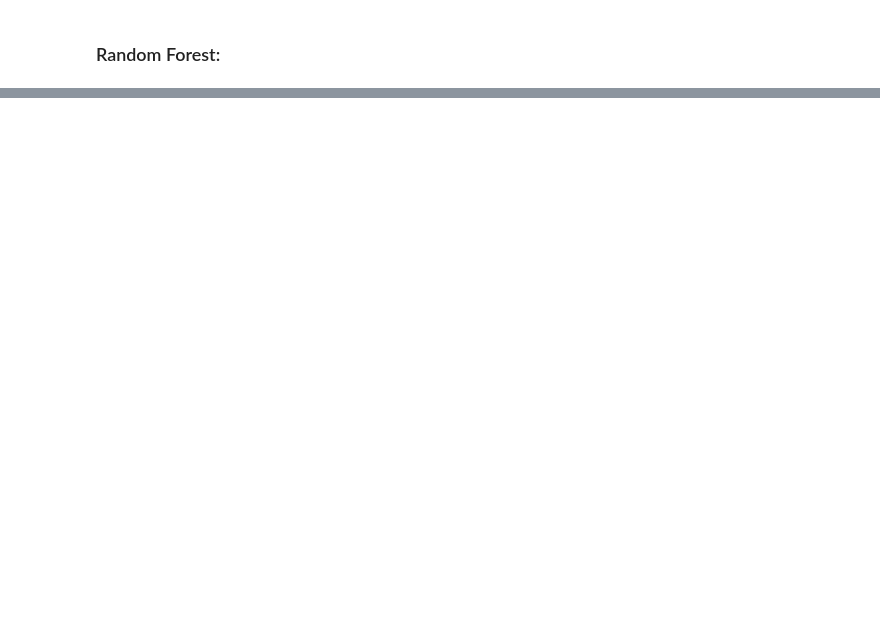
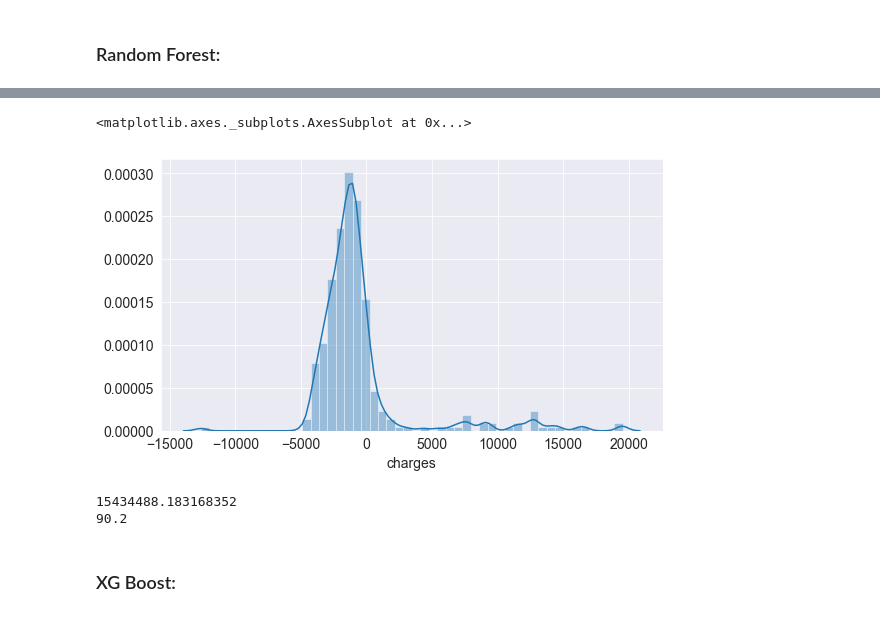
Before and after one commit to vighneshutamse/Insurance-Cost-Prediction, a Jupyter notebook: Insurance_Cost_Prediction.ipynb, the cells around one changed output, grey strips where cells are left out. Saved outputs shown, nothing was run; the diff lists cells and outputs as text; code cells hidden in the pictures; blank space fills up the shorter version.

```diff
--- a/Insurance_Cost_Prediction.ipynb
+++ b/Insurance_Cost_Prediction.ipynb
@@ -327,0 +450,8 @@ print(mean_squared_error(y_test, rf2_test_pred))
+# %%
+rf = RandomForestRegressor()
+# %%
+rf_random = RandomizedSearchCV(estimator=rf, param_distributions=param_grid, n_jobs=1, n_iter=10, cv=5, verbose=2,
+                               random_state=0)
+# , scoring='neg_mean_squared_error'
+# %%
+rf_random.fit(X_train,y_train)
@@ -327,0 +500,2 @@ print(mean_squared_error(y_test, rf2_test_pred))
+# %%
+rf_pred = rf_random.predict(X_test)
@@ -327,0 +522,13 @@ print(mean_squared_error(y_test, rf2_test_pred))
+# %%
+sns.distplot(y_test-rf_pred)
+# %% [output]
+<matplotlib.axes._subplots.AxesSubplot at 0x...>
+[figure, added]
+# %%
+print(mean_squared_error(y_test, rf_pred))
+print(round(rf_random.score(X_test,y_test)*100,2))
+# %% [output]
+15434488.183168352
+90.2
+# %% [markdown]
+### XG Boost:
```
Also changed, not shown: parts of 33 cells of this notebook.
